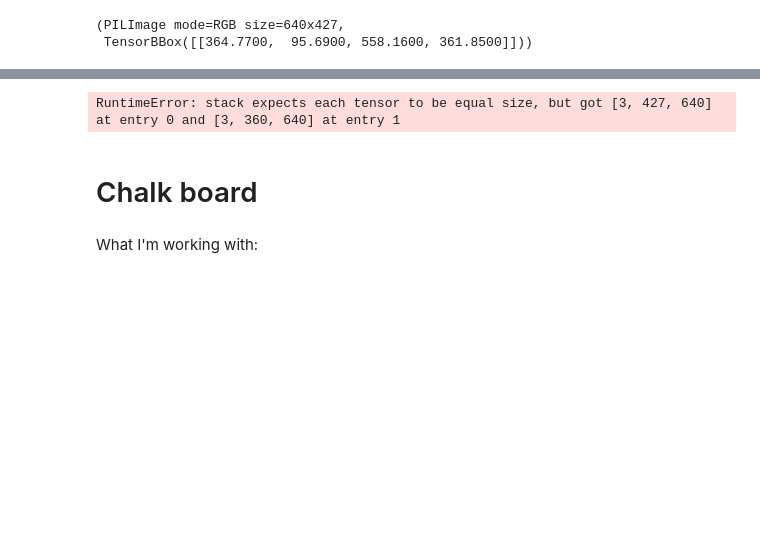
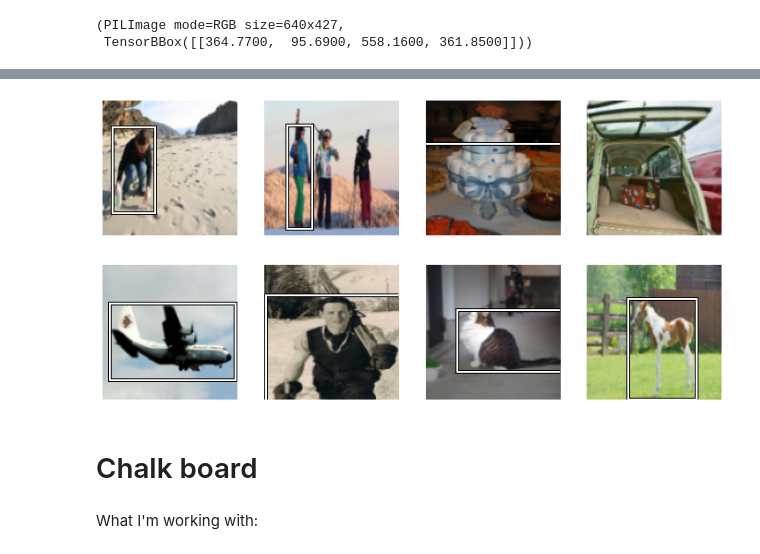
Before and after one commit to mccallion/rory, a Jupyter notebook: _20200820_bboxes_pt2_single_img_cls.ipynb, the cells around one changed output, grey strips where cells are left out. Cells and saved outputs as stored; diff of their text form; code cells hidden in the pictures; blank space fills up the shorter version.

Commit message:
Bboxes squished successfully.

```diff
--- a/_20200820_bboxes_pt2_single_img_cls.ipynb
+++ b/_20200820_bboxes_pt2_single_img_cls.ipynb
@@ -204,3 +212,11 @@ ds.train[0]
 # %% [output]
 (PILImage mode=RGB size=640x427,
  TensorBBox([[364.7700,  95.6900, 558.1600, 361.8500]]))
+# %%
+def squish_imbb(imbb):
+    im,bb = imbb
+    s = 128
+    w,h = im.size
+    return Resize(s, ResizeMethod.Squish)(im), bb * tensor(s/w,s/h,s/w,s/h)
+
+ds_sq = list(map(squish_imbb, ds)); ds_sq[0:5]
@@ -207,11 +234,11 @@ ds.train[0]
 # %%
-dl = TfmdDL(ds, bs=8,
+dl = TfmdDL(ds_sq, bs=8,
             after_item=[PointScaler(), ToTensor()],
             after_batch=[IntToFloatTensor(), *aug_transforms()])
 
-dl.show_batch(max_n=4)
+dl.show_batch(max_n=8)
 # %% [output]
-RuntimeError: stack expects each tensor to be equal size, but got [3, 427, 640] at entry 0 and [3, 360, 640] at entry 1
+[figure, added]
 # %% [markdown]
 # Chalk board
 # %% [markdown]
```
Also changed, not shown: parts of 29 cells of this notebook.
